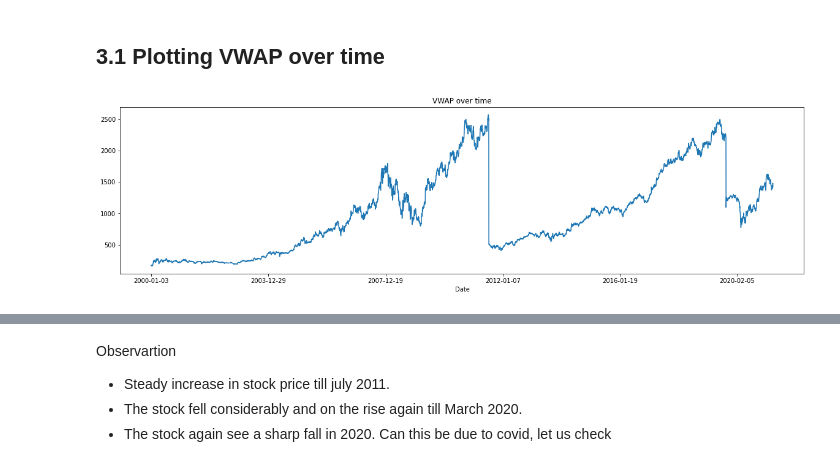
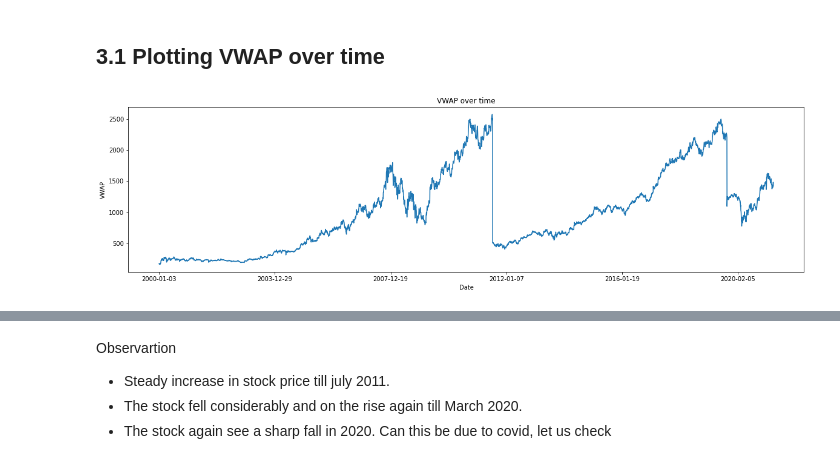
Before and after one commit to hargurjeet/MachineLearning, a Jupyter notebook: Nifty_50_Time_Series_Forecasting.ipynb, the cells around one changed output, grey strips where cells are left out. Cells and saved outputs as stored; diff of their text form; code cells hidden in the pictures.

```diff
--- a/Nifty_50_Time_Series_Forecasting.ipynb
+++ b/Nifty_50_Time_Series_Forecasting.ipynb
@@ -209,9 +199,10 @@ df.drop(['Trades','Deliverable Volume','%Deliverble'],axis=1,inplace=True)
 # %%
 # Using the pandas library
 
 plt.rcParams['figure.figsize'] = (20, 5)
 plt.title('VWAP over time')
+plt.ylabel('VWAP')
 df.VWAP.plot() ;
 # %% [output]
-[figure, old version]
+[figure, new version]
 # %%
```
Also changed, not shown: parts of 19 cells of this notebook.
